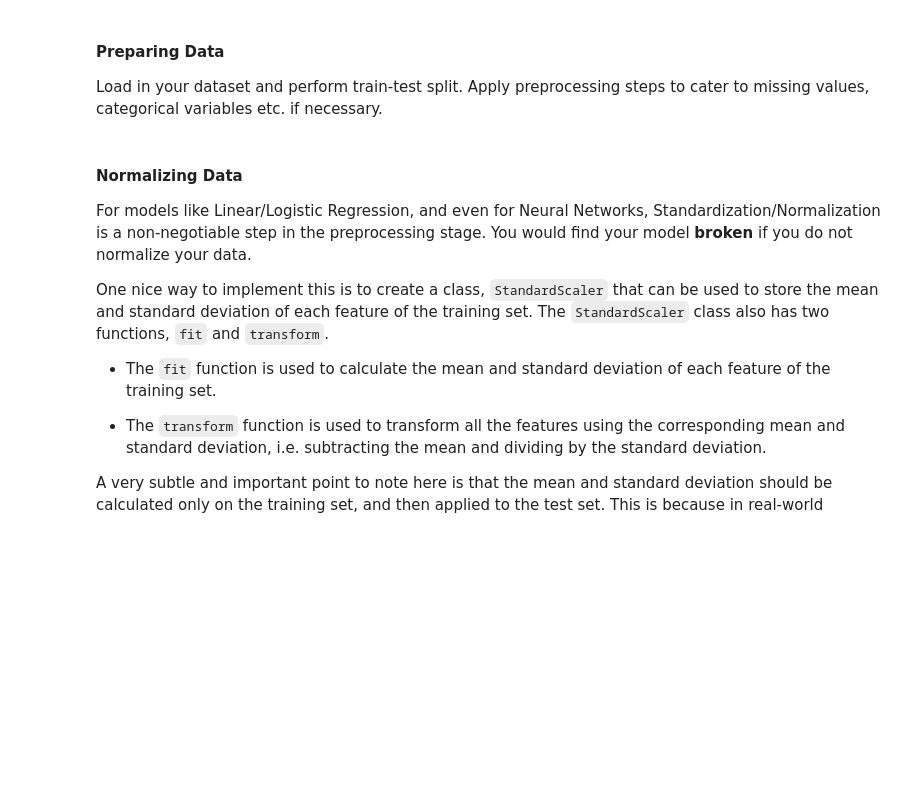
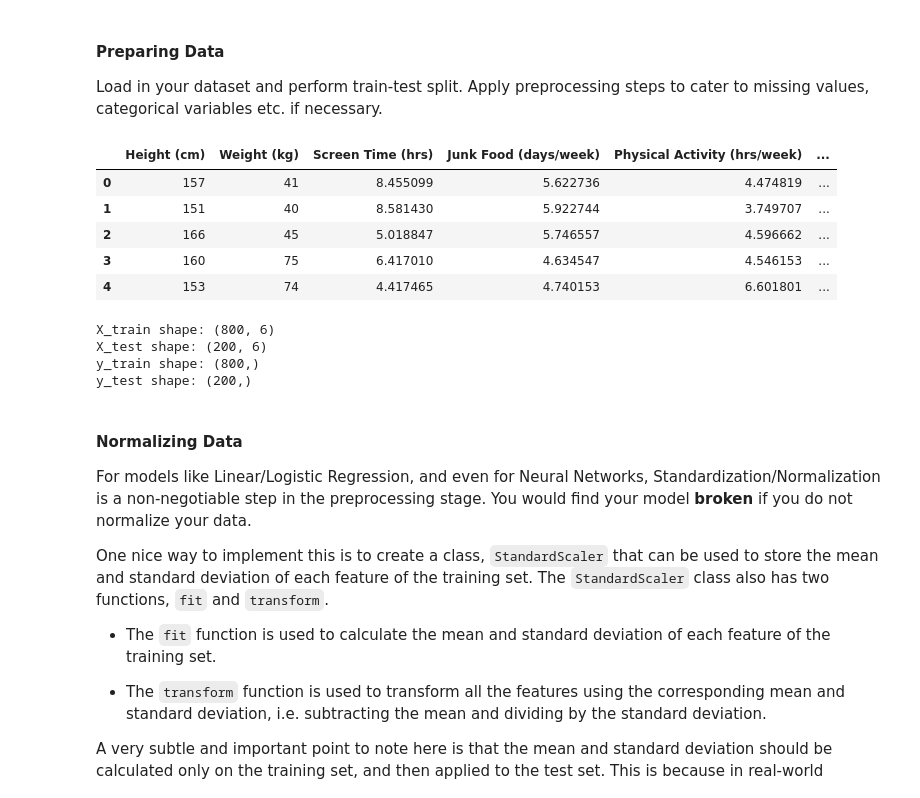
Before and after one commit to FurqanAlyy/AI-ML-NIAI, a Jupyter notebook: 5_Class_Challenge_Module4_DIY_Regression.ipynb, the cells around one changed output. Cells and saved outputs as stored; diff of their text form; code cells hidden in the pictures; blank space fills up the shorter version.

Commit message:
load dataset and examine

```diff
--- a/5_Class_Challenge_Module4_DIY_Regression.ipynb
+++ b/5_Class_Challenge_Module4_DIY_Regression.ipynb
@@ -157,3 +157,13 @@ import pandas as pd
 Load in your dataset and perform train-test split. Apply preprocessing steps to cater to missing values, categorical variables etc. if necessary.
 # %%
 # load dataset and print first few rows
+df = pd.read_csv("human_zombie_dataset_v5.csv")
+
+df.head()
+# %% [output]
+|  | Height (cm) | Weight (kg) | Screen Time (hrs) | Junk Food (days/week) | Physical Activity (hrs/week) | ... |
+| 0 | 157 | 41 | 8.455099 | 5.622736 | 4.474819 | ... |
+| 1 | 151 | 40 | 8.581430 | 5.922744 | 3.749707 | ... |
+| 2 | 166 | 45 | 5.018847 | 5.746557 | 4.596662 | ... |
+| 3 | 160 | 75 | 6.417010 | 4.634547 | 4.546153 | ... |
+| 4 | 153 | 74 | 4.417465 | 4.740153 | 6.601801 | ... |
@@ -162,3 +170,26 @@ Load in your dataset and perform train-test split. Apply preprocessing steps to
+# %%
+# train-test-split and shapes checking
+from sklearn.model_selection import train_test_split
+
+# Separate features and target
+X = df.drop("Human-Zombie Score", axis=1)
+y = df["Human-Zombie Score"]
+
+# Split into training and test sets
+X_train, X_test, y_train, y_test = train_test_split(
+    X, y, test_size=0.2, random_state=42
+)
+
+# Check shapes
+print("X_train shape:", X_train.shape)
+print("X_test shape:", X_test.shape)
+print("y_train shape:", y_train.shape)
+print("y_test shape:", y_test.shape)
+# %% [output]
+X_train shape: (800, 6)
+X_test shape: (200, 6)
+y_train shape: (800,)
+y_test shape: (200,)
 # %% [markdown]
 #### Normalizing Data
 
```
Also changed, not shown: parts of 1 cell of this notebook.
